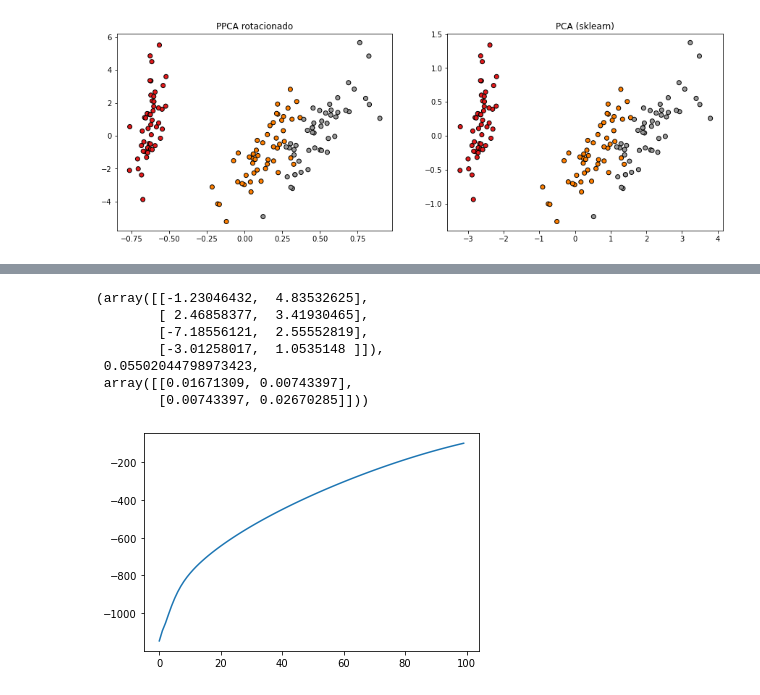
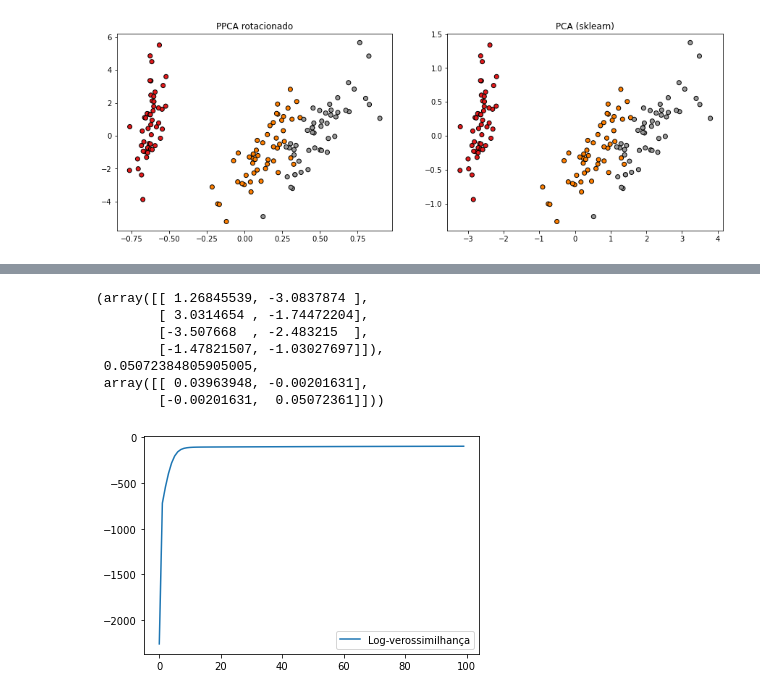
Before and after one commit to lucaspg96/probabilistic-ml, a Jupyter notebook: Análise de Componentes Principais Probabilística.ipynb, the cells around one changed output, grey strips where cells are left out. Cells and saved outputs as stored; diff of their text form; code cells hidden in the pictures.

```diff
--- a/PPCA.ipynb
+++ b/Análise de Componentes Principais Probabilística.ipynb
@@ -35,6 +104,7 @@ e_vectors, e_values
 # %%
-V = e_vectors[:, :n_dim]
-Lambda = np.diag(e_values[:n_dim])
+L  = 2
+V = e_vectors[:, :L]
+Lambda = np.diag(e_values[:L])
 V, Lambda
 # %% [output]
 (array([[-0.36138659,  0.65658877],
@@ -53,9 +139,6 @@ M = W.T.dot(W) + sigma_I
 # %%
 def project(X, mean, M_inv, W, sigma):
-    new_mean = M_inv.dot(W.T).dot((X - mean).T).T
-#     new_sigma = sigma*M_inv
-#     z = np.random.multivariate_normal(new_mean, new_sigma, 1)[0]
-    return new_mean # retornando apenas a experança
+    return M_inv.dot(W.T).dot((X - mean).T).T
 
 M_inv = np.linalg.inv(M)
 z = project(X, mean, M_inv, W, sigma)
@@ -161,13 +286,11 @@ def log_likelihood(X, mean, W, M_inv, sigma):
     for x in X:
         z =  M_inv.dot(W.T).dot((x - mean))
 
-        v = (D/2)*np.log(2*np.pi*sigma) + (n_dim/2)*np.log(2*np.pi) + 0.5*np.trace(np.outer(z,z))
-        v += (1/(2*sigma))*np.linalg.norm(x - mean)**2 - (1/sigma)*W.dot(z).dot(x-mean)
-        v += 1/(2*sigma)*np.trace(np.outer(z,z).dot(W.T).dot(W))
+        s += (D/2)*np.log(2*np.pi*sigma) + (L/2)*np.log(2*np.pi) + 0.5*np.trace(np.outer(z,z))
+        s += (1/(2*sigma))*np.linalg.norm(x - mean)**2 - (1/sigma)*z.dot(W.T).dot(x-mean)
+        s += 1/(2*sigma)*np.trace(np.outer(z,z).dot(W.T).dot(W))
 
-        s -= v
-
-    return s
+    return -s
 
 def fit(X, mean, W_0, sigma_0, iter=10, debug=False):
 
@@ -178,45 +301,46 @@ def fit(X, mean, W_0, sigma_0, iter=10, debug=False):
     log_likelihoods = []
 
     for i in range(iter):
-        M_inv = np.linalg.inv(W.T.dot(W) + sigma*np.eye(n_dim))
+        M_inv = np.linalg.inv(W.T.dot(W) + sigma*np.eye(L))
 
         e_z = M_inv.dot(W.T).dot((X - mean).T)
         e_zz = sigma*M_inv + e_z.dot(e_z.T)
 
         W = ((X - mean).T.dot(e_z.T)).dot(np.linalg.inv(e_zz))
 
         s = 0
         for i,x in enumerate(X):
             e_zi = e_z[:,i]
-            e_zzi = sigma*M_inv + e_zi.dot(e_zi.T)
+            e_zzi = sigma*M_inv + np.outer(e_zi, e_zi)
             s += np.linalg.norm(x-mean)**2 - 2*e_zi.T.dot(W.T).dot(x-mean) + np.trace(e_zzi.dot(W.T).dot(W))
 
         sigma = s/(N*D)
 
         log_likelihoods.append(log_likelihood(X, mean, W, M_inv, sigma))
 
         if debug:
             print("\n-----------------------------------\n")
             print(f"Iteração {i+1}")
             print(f"W:\n{W}")
             print(f"Sigma: {sigma}")
             print(f"Log-verossimilhança: {log_likelihoods[-1]}")
 
     return W, sigma, M_inv, log_likelihoods
 
-W_0 = np.random.randn(D, n_dim)
+W_0 = np.random.randn(D, L)
 W_em, sigma_em, M_inv_em, log_likelihoods = fit(X, mean, W_0, 1, iter=100, debug=False)
-plt.plot(log_likelihoods)
+plt.plot(log_likelihoods, label="Log-verossimilhança")
+plt.legend()
 W_em, sigma_em, M_inv_em
 # %% [output]
-(array([[-1.23046432,  4.83532625],
-        [ 2.46858377,  3.41930465],
-        [-7.18556121,  2.55552819],
-        [-3.01258017,  1.0535148 ]]),
- 0.05502044798973423,
- array([[0.01671309, 0.00743397],
-        [0.00743397, 0.02670285]]))
+(array([[ 1.26845539, -3.0837874 ],
+        [ 3.0314654 , -1.74472204],
+        [-3.507668  , -2.483215  ],
+        [-1.47821507, -1.03027697]]),
+ 0.05072384805905005,
+ array([[ 0.03963948, -0.00201631],
+        [-0.00201631,  0.05072361]]))
-[figure, old version]
+[figure, new version]
 # %%
 X_projected_em = project(X, mean, M_inv_em, W_em, sigma_em)
 plt.scatter(X_projected_em[:, 0], X_projected_em[:, 1], c=Y, cmap=plt.cm.Set1,
```
Also changed, not shown: parts of 23 cells of this notebook.
